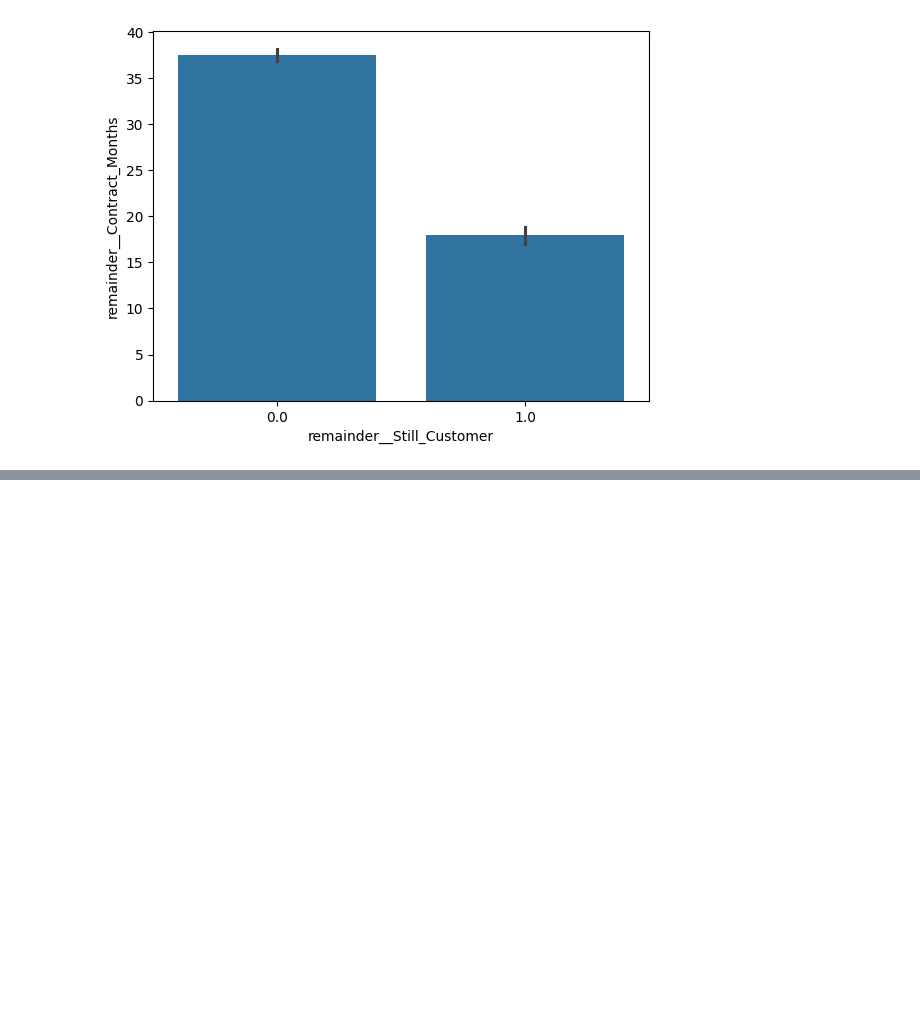
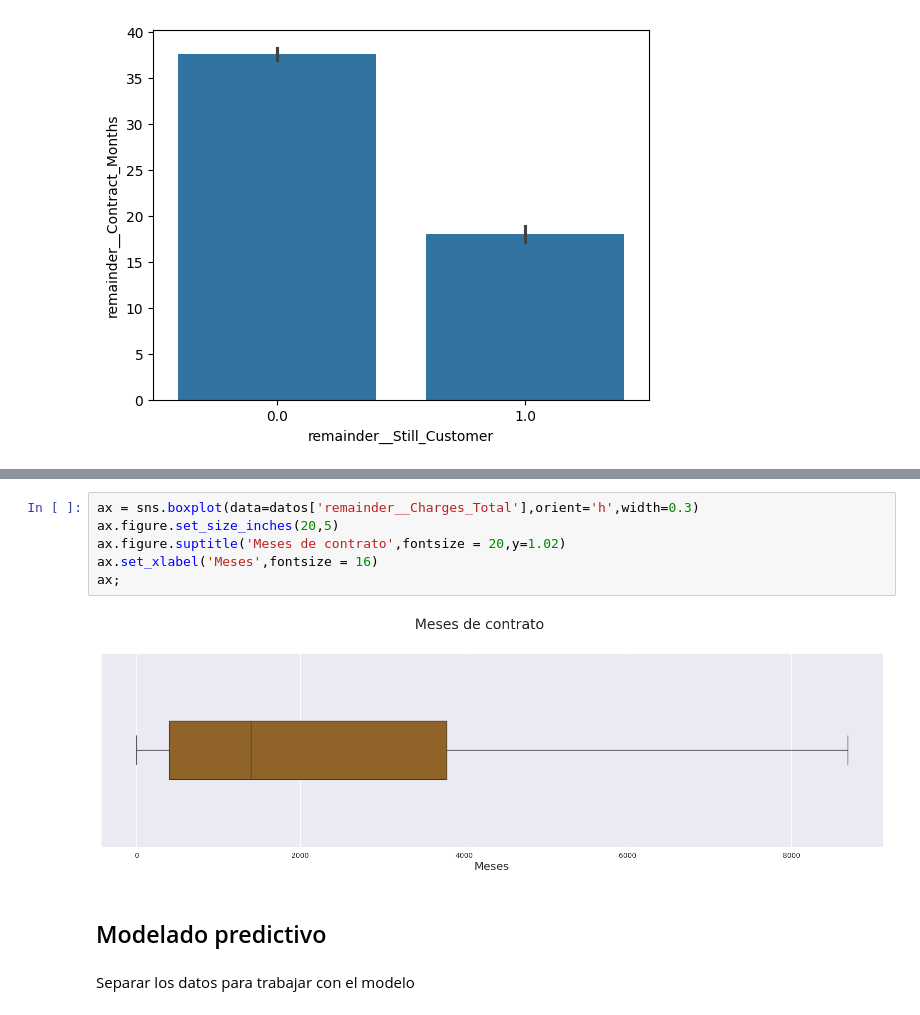
Before and after one commit to marmalux/Telecom-X-Machine-Learning, a Jupyter notebook: Churn_de_clientes_Telecom_X.ipynb, the cells around one changed output, grey strips where cells are left out. Cells and saved outputs as stored; diff of their text form; blank space fills up the shorter version.

```diff
--- a/Churn_de_clientes_Telecom_X.ipynb
+++ b/Churn_de_clientes_Telecom_X.ipynb
@@ -218,0 +236,12 @@ sns.barplot(data=datos,x='remainder__Still_Customer',y='remainder__Contract_Mont
+# %%
+ax = sns.boxplot(data=datos['remainder__Charges_Total'],orient='h',width=0.3)
+ax.figure.set_size_inches(20,5)
+ax.figure.suptitle('Meses de contrato',fontsize = 20,y=1.02)
+ax.set_xlabel('Meses',fontsize = 16)
+ax;
+# %% [output]
+[figure, added]
+# %% [markdown]
+## Modelado predictivo
+# %% [markdown]
+Separar los datos para trabajar con el modelo
```
Also changed, not shown: parts of 11 cells of this notebook.
